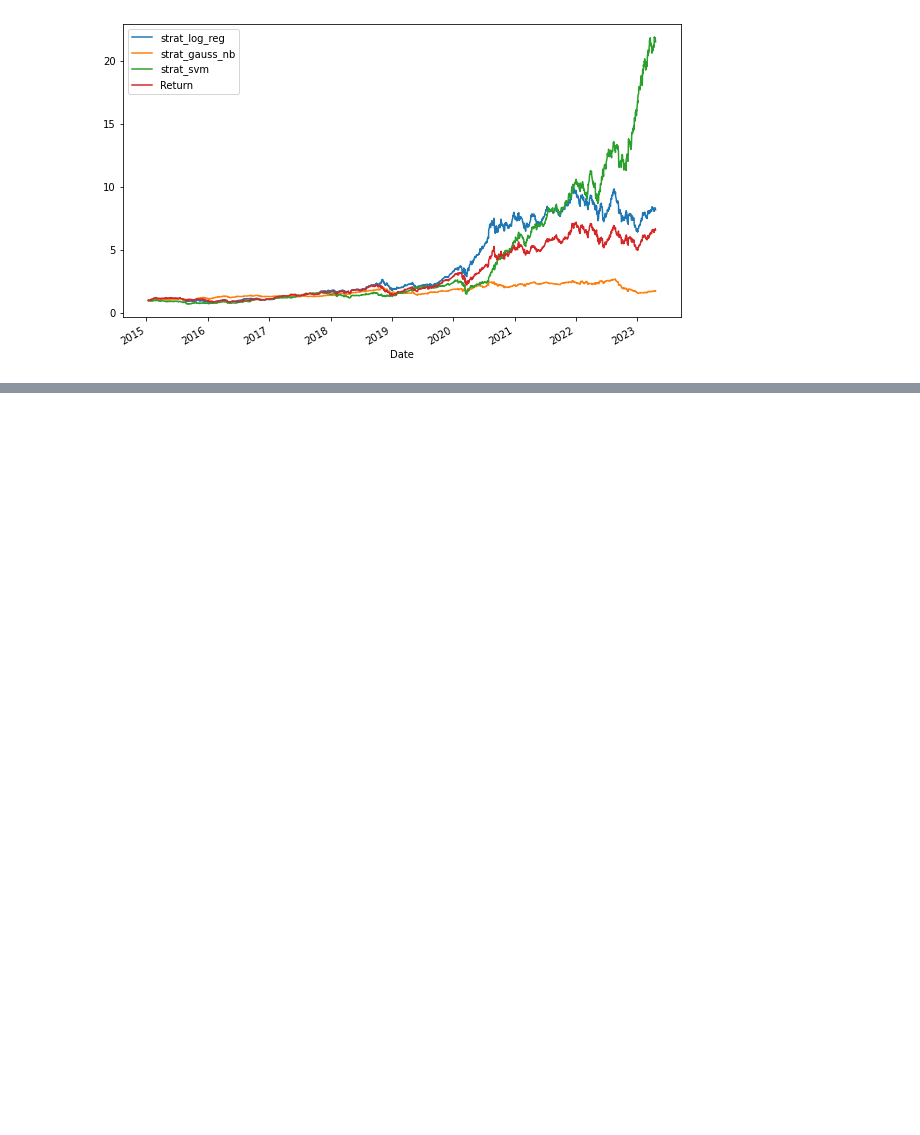
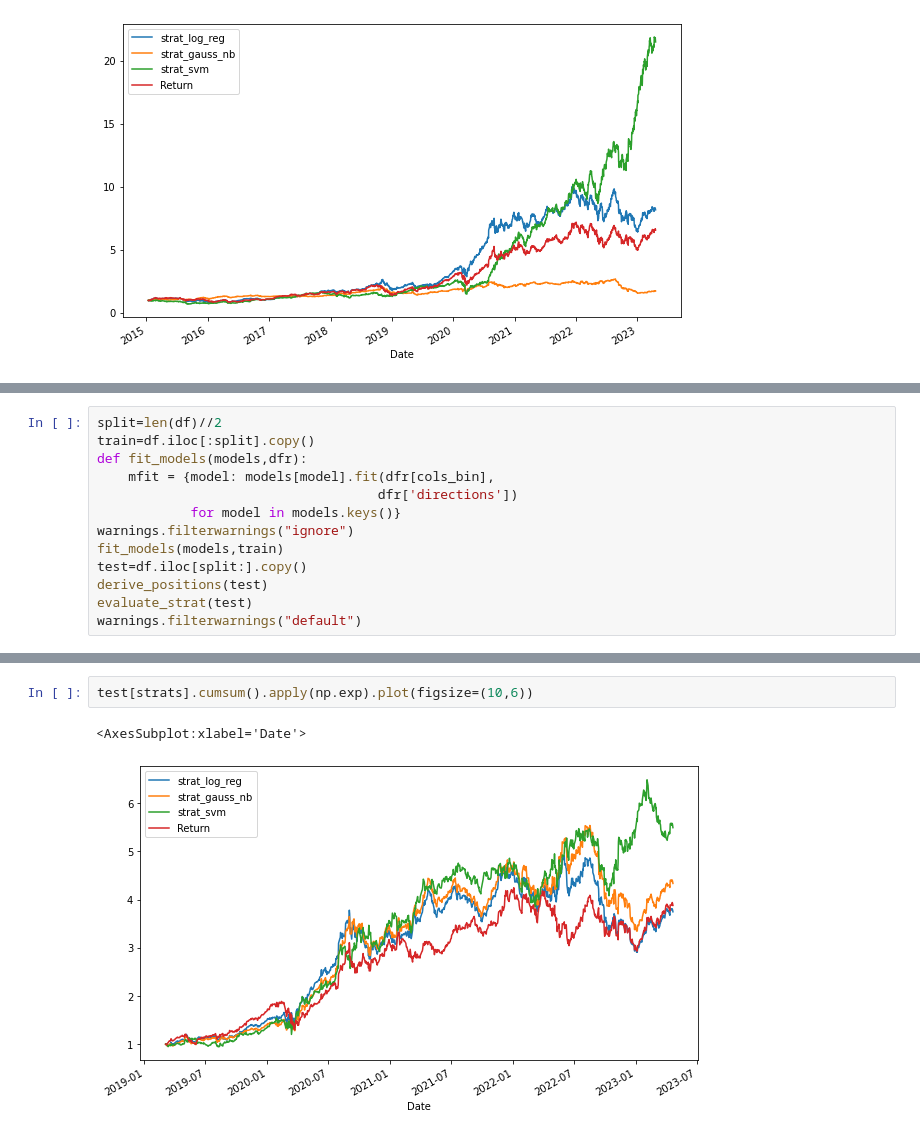
Before and after one commit to jihwanoh123/study_hpc_in_python, a Jupyter notebook: Quant/Signal classification using ML.ipynb, the cells around one changed output, grey strips where cells are left out. Cells and saved outputs as stored; diff of their text form; blank space fills up the shorter version.

```diff
--- a/Quant/Signal classification using ML.ipynb
+++ b/Quant/Signal classification using ML.ipynb
@@ -270,0 +274,13 @@ df[strats].cumsum().apply(np.exp).plot(figsize=(10,6))
+# %%
+split=len(df)//2
+train=df.iloc[:split].copy()
+def fit_models(models,dfr):
+    mfit = {model: models[model].fit(dfr[cols_bin],
+                                    dfr['directions'])
+            for model in models.keys()}
+warnings.filterwarnings("ignore")
+fit_models(models,train)
+test=df.iloc[split:].copy()
+derive_positions(test)
+evaluate_strat(test)
+warnings.filterwarnings("default")
@@ -270,0 +295,5 @@ df[strats].cumsum().apply(np.exp).plot(figsize=(10,6))
+# %%
+test[strats].cumsum().apply(np.exp).plot(figsize=(10,6))
+# %% [output]
+<AxesSubplot:xlabel='Date'>
+[figure, added]
```
Also changed, not shown: parts of 2 cells of this notebook.
